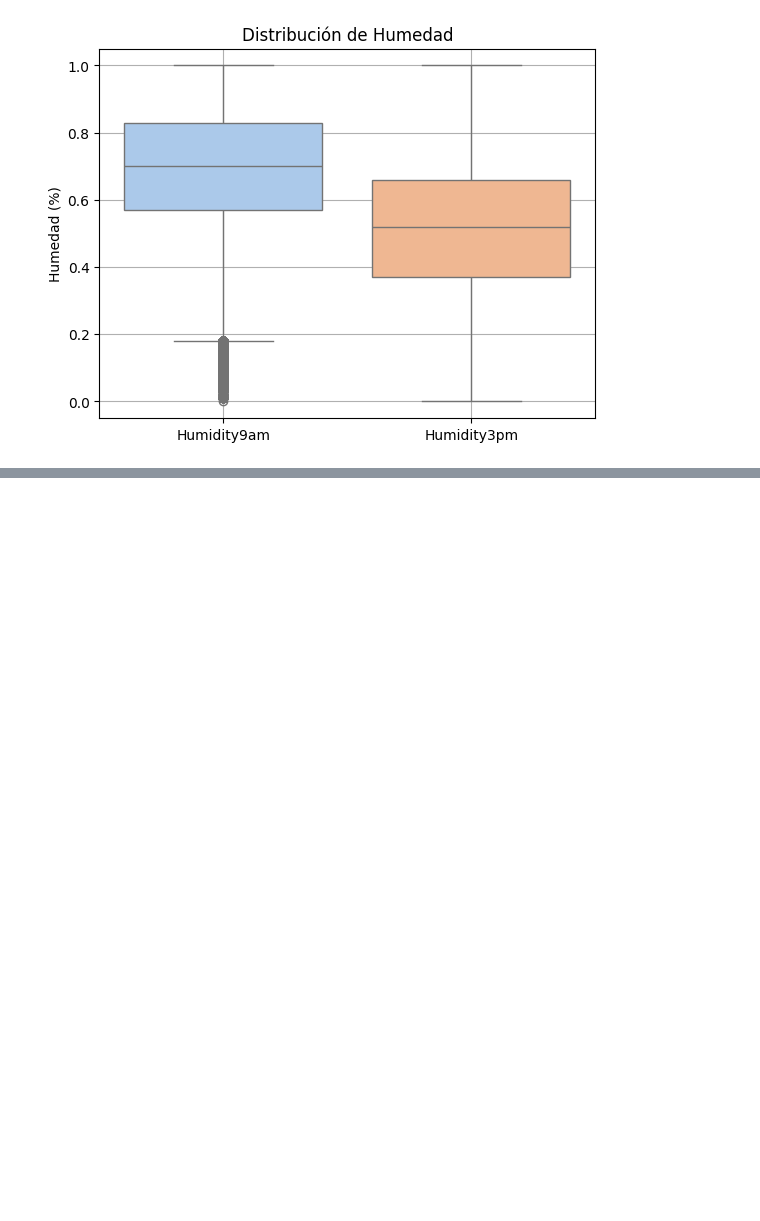
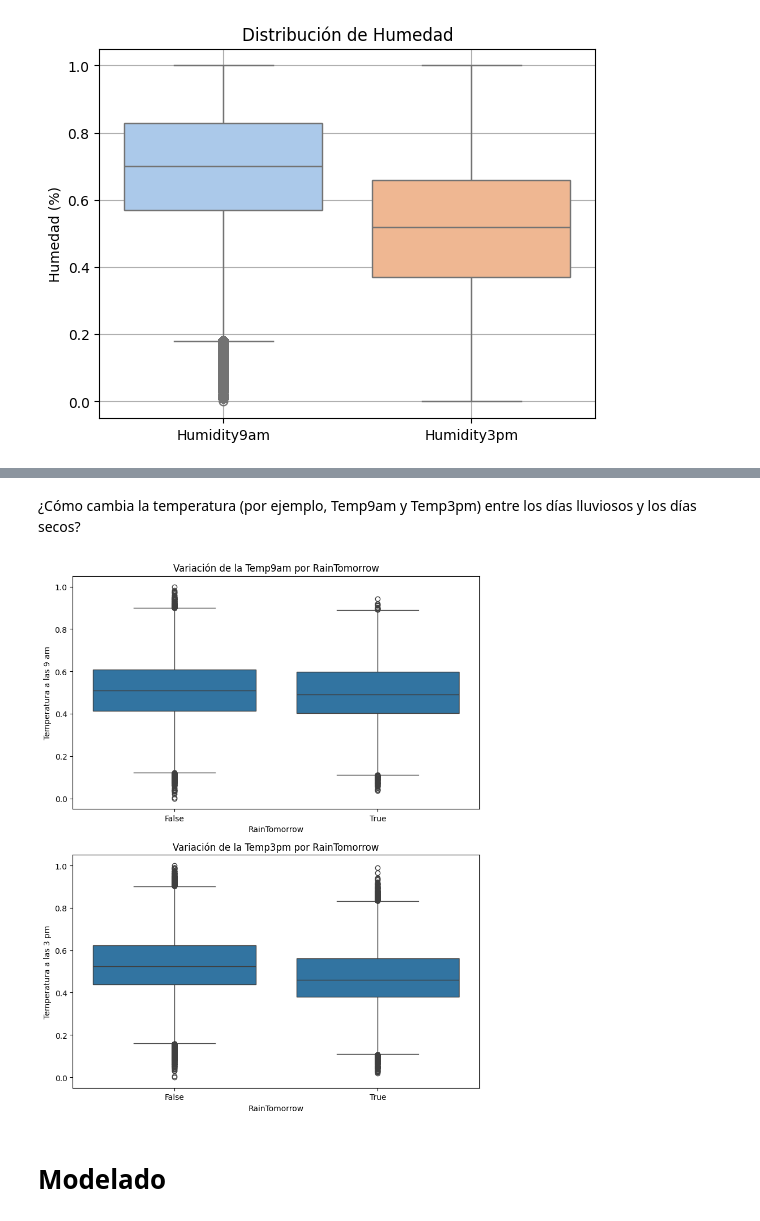
Before and after one commit to DiegoValdez10/HDT6Miner-a, a Jupyter notebook: HDT6.ipynb, the cells around one changed output, grey strips where cells are left out. Drawn from its saved outputs; the diff is of its cells as text; code cells hidden in the pictures; blank space fills up the shorter version.

```diff
--- a/HDT6.ipynb
+++ b/HDT6.ipynb
@@ -473,0 +493,19 @@ df.head()
+# %% [markdown]
+¿Cómo cambia la temperatura (por ejemplo, Temp9am y Temp3pm) entre los días lluviosos y los días secos?
+# %%
+fig, axs = plt.subplots(2, 1, figsize=(8, 10))
+sns.boxplot(x='RainTomorrow_Yes', y='Temp9am', data=df, ax=axs[0])
+axs[0].set_title('Variación de la Temp9am por RainTomorrow')
+axs[0].set_xlabel('RainTomorrow')
+axs[0].set_ylabel('Temperatura a las 9 am')
+
+sns.boxplot(x='RainTomorrow_Yes', y='Temp3pm', data=df, ax=axs[1])
+axs[1].set_title('Variación de la Temp3pm por RainTomorrow')
+axs[1].set_xlabel('RainTomorrow')
+axs[1].set_ylabel('Temperatura a las 3 pm')
+
+plt.tight_layout()
+# %% [output]
+[figure, added]
+# %% [markdown]
+# Modelado
```
Also changed, not shown: parts of 7 cells of this notebook.
